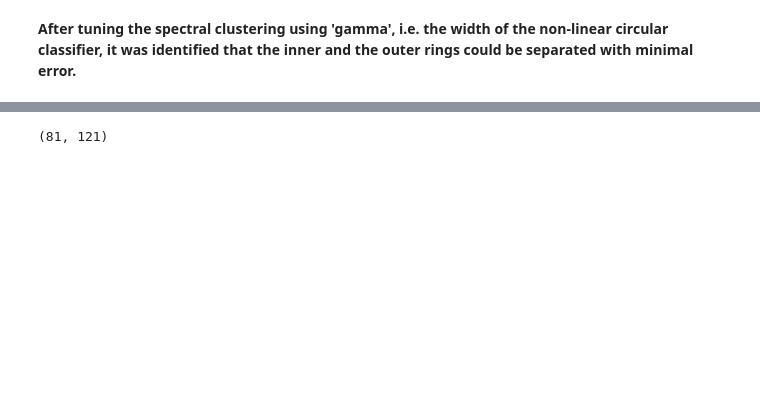
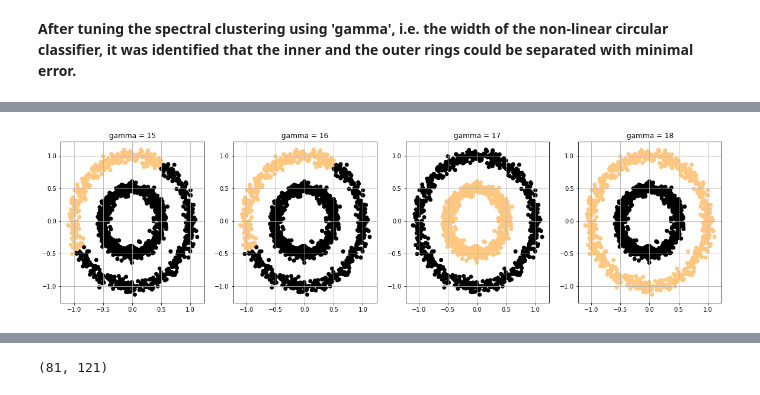
Before and after one commit to likarajo/PCA_Spectral_Clustering, a Jupyter notebook: sc.ipynb, the cells around one changed output, grey strips where cells are left out. Cells and saved outputs as stored; diff of their text form; code cells hidden in the pictures; blank space fills up the shorter version.

```diff
--- a/sc.ipynb
+++ b/sc.ipynb
@@ -31,7 +38,14 @@ def similarity_matrix(x, gamma):
+# %%
+def similarity_matrix(x, gamma):
+    p_dist = pdist(x)
+    S = squareform(p_dist)
+    A = np.exp(-gamma * S)
+    return A
 # %%
 def laplacian_matrix(A):
     n = len(A)
     D = np.zeros((n, n))
+    D = np.diag(np.sum(np.array(A),axis=1))
     for i in range(n):
         _sum = 0
         for j in range(n):
@@ -40,13 +54,11 @@ def laplacian_matrix(A):
     L = D - A
     return L
 # %%
-def spectral_clustering(x, k, gamma=1):
+def spectral_clustering(x, k, gamma):
     A = similarity_matrix(x, gamma)
     L = laplacian_matrix(A)
-    eigval, eigvec = linalg.eigs(L, k)
-    V = eigvec.real
-    V_norm = norm(V, axis=1, ord=2)
-    Y = (V.T / V_norm).T
-    kmeans = KMeans(n_clusters=k)
-    return kmeans.fit(Y).labels_
+    eig_val, eig_vect = eigh(L, eigvals=(0,k-1))
+    V = eig_vect
+    kmeans = KMeans(n_clusters=k).fit(V)
+    return kmeans.cluster_centers_, kmeans.labels_
 # %%
@@ -70,2 +76,16 @@ for i in gamma:
+# %%
+gamma = [15, 16, 17, 18]
+n = len(gamma)
+plt.figure(figsize=(5*n,5))
+i=1
+for g in gamma:
+    cluster_centers, labels = spectral_clustering(x,2,g)
+    plt.subplot(1,n,i)
+    plt.gca().set_title("gamma = " + str(g))
+    plt.grid()
+    plt.scatter(x[:,0],x[:,1], c=labels, cmap='copper')
+    i=i+1
+# %% [output]
+[figure, added]
 # %% [markdown]
 * **This puts a stamp on the fact that K-means clustering produces linear decision boundaries.**
```
Also changed, not shown: parts of 19 cells of this notebook, 2 other files.
